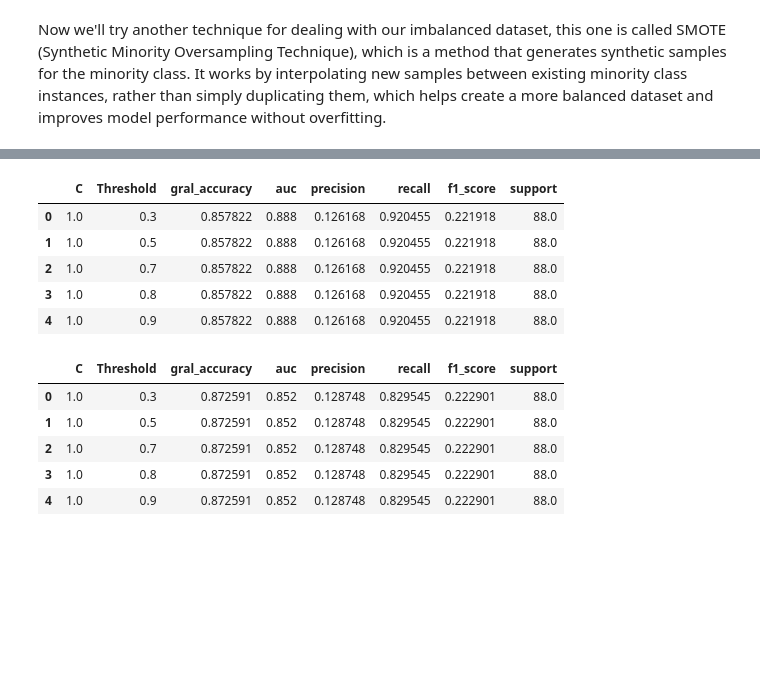
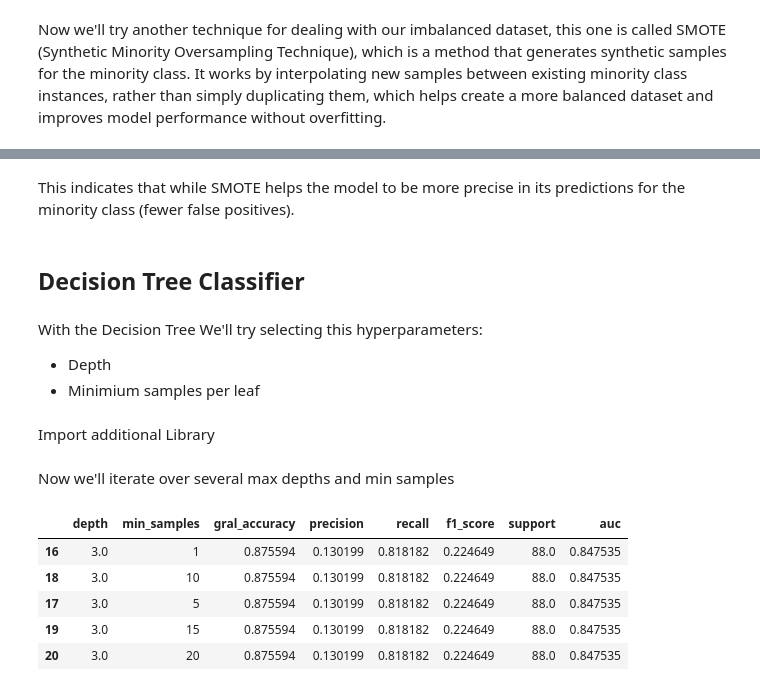
Before and after one commit to Maxkaizo/---_-ML-Zoomcamp-2024, a Jupyter notebook: 3_modeling.ipynb, the cells around one changed output, grey strips where cells are left out. Saved outputs shown, nothing was run; the diff lists cells and outputs as text; code cells hidden in the pictures; blank space fills up the shorter version.

```diff
--- a/3_modeling.ipynb
+++ b/3_modeling.ipynb
@@ -356,12 +348,10 @@ eval_metrics_dict = []
 for c in c_values:
     for t in thresholds:
         dv, model = train_wsmote(df_train, y_train, C=c, cw=None) # As we're using SMOTE, in this case we won't use class weights
-        y_pred, dropout_prediction = predict(df_val, dv, model)
+        y_pred, dropout_prediction = predict(df_val, dv, model,t=t)
 
-        # Evalúa las métricas
         eval_metrics_result = eval_metrics(y_val, dropout_prediction)
 
-        # Almacena los resultados en el diccionario
         eval_metrics_dict.append({
             "C": c,
             "Threshold": t,
@@ -390,0 +398,11 @@ df_results_wsmote = pd.DataFrame(rows)
+# %% [markdown]
+This indicates that while SMOTE helps the model to be more precise in its predictions for the minority class (fewer false positives).
+# %% [markdown]
+## Decision Tree Classifier
+# %% [markdown]
+With the Decision Tree We'll try selecting this hyperparameters:
+
+- Depth
+- Minimium samples per leaf
+# %% [markdown]
+Import additional Library
@@ -391,18 +411,50 @@ df_results_wsmote = pd.DataFrame(rows)
+# %%
+train_dicts = df_train.to_dict(orient='records')
+
+dv = DictVectorizer(sparse=False)
+X_train = dv.fit_transform(train_dicts)
+
+val_dicts = df_val.to_dict(orient='records')
+X_val = dv.transform(val_dicts)
+# %% [markdown]
+Now we'll iterate over several max depths and min samples
+# %%
+depths = [1, 2, 3, 4, 5, 6, 10, 15, 20, None]
+samples = [1, 5, 10, 15, 20, 500, 100, 200]
+dt_metrics_dict = []
+
+for depth in depths:
+    for s in samples:
+        dt = DecisionTreeClassifier(max_depth=depth,class_weight="balanced",min_samples_leaf=s)
+        dt.fit(X_train, y_train)
+
+        y_pred = dt.predict_proba(X_val)[:, 1]
+        dropout_prediction = (y_pred >= 0.5)
+
+        gral_accuracy = (y_val == dropout_prediction).mean()
+        report = classification_report(y_val, dropout_prediction, output_dict=True)
+        auc = roc_auc_score(y_val, dropout_prediction)
+
+        class_1_report = report["1"]
+
+        dt_metrics_dict.append({
+            "depth": depth,
+            "min_samples": s,
+            "gral_accuracy": gral_accuracy,
+            "precision": class_1_report['precision'],
+            "recall": class_1_report['recall'],
+            "f1_score": class_1_report['f1-score'],
+            "support": class_1_report['support'],
+            "auc": auc
+        })
+
+dt_results = pd.DataFrame(dt_metrics_dict)
 # %%
-df_results.head(5).sort_values(by='precision', ascending=False)
+dt_results[dt_results['recall'] > 0.75].sort_values(by='precision', ascending=False).head(5)
 # %% [output]
-|  | C | Threshold | gral_accuracy | auc | precision | recall | f1_score | support |
-| 0 | 1.0 | 0.3 | 0.857822 | 0.888 | 0.126168 | 0.920455 | 0.221918 | 88.0 |
-| 1 | 1.0 | 0.5 | 0.857822 | 0.888 | 0.126168 | 0.920455 | 0.221918 | 88.0 |
-| 2 | 1.0 | 0.7 | 0.857822 | 0.888 | 0.126168 | 0.920455 | 0.221918 | 88.0 |
-| 3 | 1.0 | 0.8 | 0.857822 | 0.888 | 0.126168 | 0.920455 | 0.221918 | 88.0 |
-| 4 | 1.0 | 0.9 | 0.857822 | 0.888 | 0.126168 | 0.920455 | 0.221918 | 88.0 |
+|  | depth | min_samples | gral_accuracy | precision | recall | f1_score | support | auc |
+| 16 | 3.0 | 1 | 0.875594 | 0.130199 | 0.818182 | 0.224649 | 88.0 | 0.847535 |
+| 18 | 3.0 | 10 | 0.875594 | 0.130199 | 0.818182 | 0.224649 | 88.0 | 0.847535 |
+| 17 | 3.0 | 5 | 0.875594 | 0.130199 | 0.818182 | 0.224649 | 88.0 | 0.847535 |
+| 19 | 3.0 | 15 | 0.875594 | 0.130199 | 0.818182 | 0.224649 | 88.0 | 0.847535 |
+| 20 | 3.0 | 20 | 0.875594 | 0.130199 | 0.818182 | 0.224649 | 88.0 | 0.847535 |
-# %%
-df_results_wsmote.head(5).sort_values(by='precision', ascending=False)
-# %% [output]
-|  | C | Threshold | gral_accuracy | auc | precision | recall | f1_score | support |
-| 0 | 1.0 | 0.3 | 0.872591 | 0.852 | 0.128748 | 0.829545 | 0.222901 | 88.0 |
-| 1 | 1.0 | 0.5 | 0.872591 | 0.852 | 0.128748 | 0.829545 | 0.222901 | 88.0 |
-| 2 | 1.0 | 0.7 | 0.872591 | 0.852 | 0.128748 | 0.829545 | 0.222901 | 88.0 |
-| 3 | 1.0 | 0.8 | 0.872591 | 0.852 | 0.128748 | 0.829545 | 0.222901 | 88.0 |
-| 4 | 1.0 | 0.9 | 0.872591 | 0.852 | 0.128748 | 0.829545 | 0.222901 | 88.0 |
```
Also changed, not shown: parts of 18 cells of this notebook, 5 other files.
